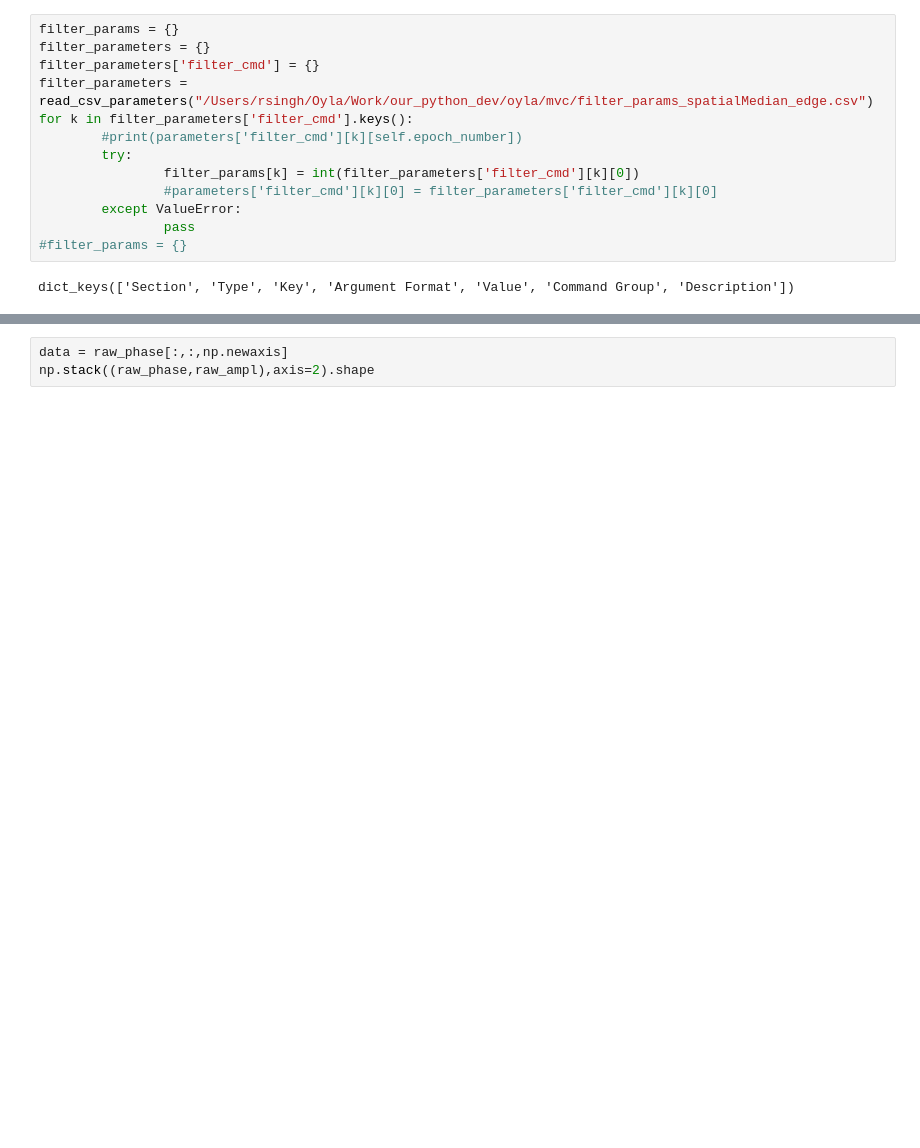
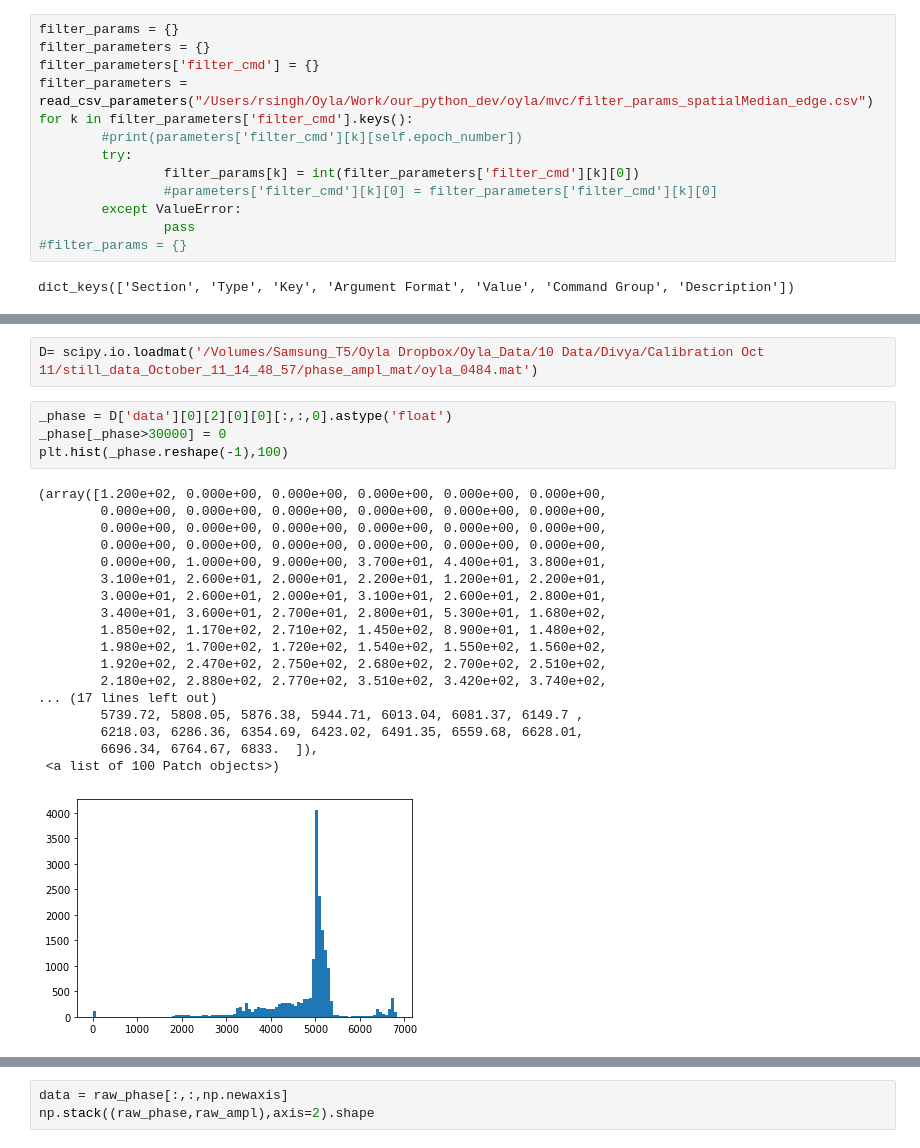
Before and after one commit to rsinghoyla/oyla_init_dev, a Jupyter notebook: Testing_Raghav/latest-Copy1.ipynb, the cells around one changed output, grey strips where cells are left out. Cells and saved outputs as stored; diff of their text form; blank space fills up the shorter version.

```diff
--- a/Testing_Raghav/latest-Copy1.ipynb
+++ b/Testing_Raghav/latest-Copy1.ipynb
@@ -100,0 +132,25 @@ plt.axis('off')
+# %%
+D= scipy.io.loadmat('/Volumes/Samsung_T5/Oyla Dropbox/Oyla_Data/10 Data/Divya/Calibration Oct 11/still_data_October_11_14_48_57/phase_ampl_mat/oyla_0484.mat')
+# %%
+_phase = D['data'][0][2][0][0][:,:,0].astype('float')
+_phase[_phase>30000] = 0
+plt.hist(_phase.reshape(-1),100)
+# %% [output]
+(array([1.200e+02, 0.000e+00, 0.000e+00, 0.000e+00, 0.000e+00, 0.000e+00,
+        0.000e+00, 0.000e+00, 0.000e+00, 0.000e+00, 0.000e+00, 0.000e+00,
+        0.000e+00, 0.000e+00, 0.000e+00, 0.000e+00, 0.000e+00, 0.000e+00,
+        0.000e+00, 0.000e+00, 0.000e+00, 0.000e+00, 0.000e+00, 0.000e+00,
+        0.000e+00, 1.000e+00, 9.000e+00, 3.700e+01, 4.400e+01, 3.800e+01,
+        3.100e+01, 2.600e+01, 2.000e+01, 2.200e+01, 1.200e+01, 2.200e+01,
+        3.000e+01, 2.600e+01, 2.000e+01, 3.100e+01, 2.600e+01, 2.800e+01,
+        3.400e+01, 3.600e+01, 2.700e+01, 2.800e+01, 5.300e+01, 1.680e+02,
+        1.850e+02, 1.170e+02, 2.710e+02, 1.450e+02, 8.900e+01, 1.480e+02,
+        1.980e+02, 1.700e+02, 1.720e+02, 1.540e+02, 1.550e+02, 1.560e+02,
+        1.920e+02, 2.470e+02, 2.750e+02, 2.680e+02, 2.700e+02, 2.510e+02,
+        2.180e+02, 2.880e+02, 2.770e+02, 3.510e+02, 3.420e+02, 3.740e+02,
+... (17 lines left out)
+        5739.72, 5808.05, 5876.38, 5944.71, 6013.04, 6081.37, 6149.7 ,
+        6218.03, 6286.36, 6354.69, 6423.02, 6491.35, 6559.68, 6628.01,
+        6696.34, 6764.67, 6833.  ]),
+ <a list of 100 Patch objects>)
+[figure, added]
```
Also changed, not shown: parts of 12 cells of this notebook, 5 other files.
